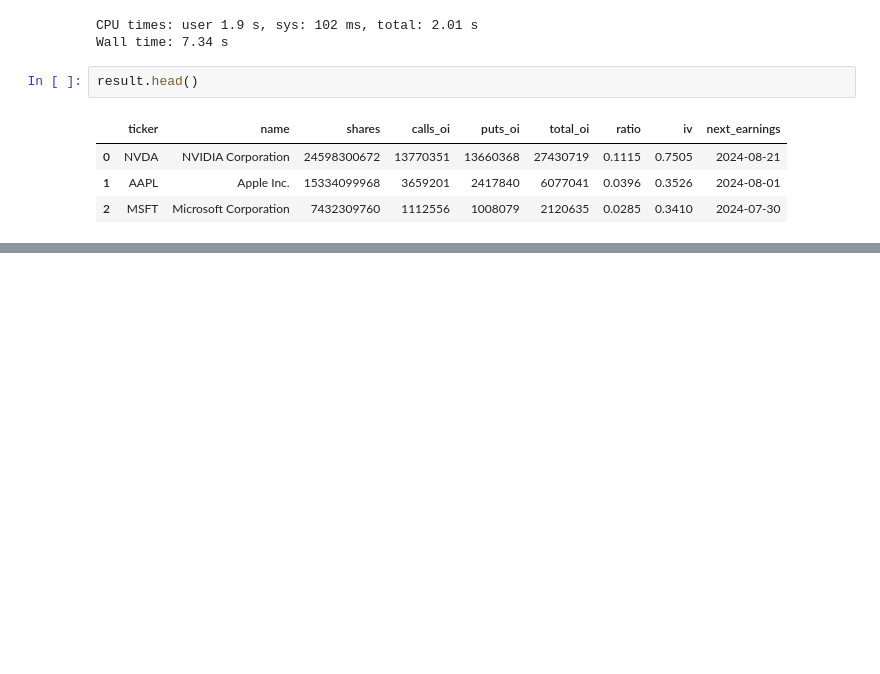
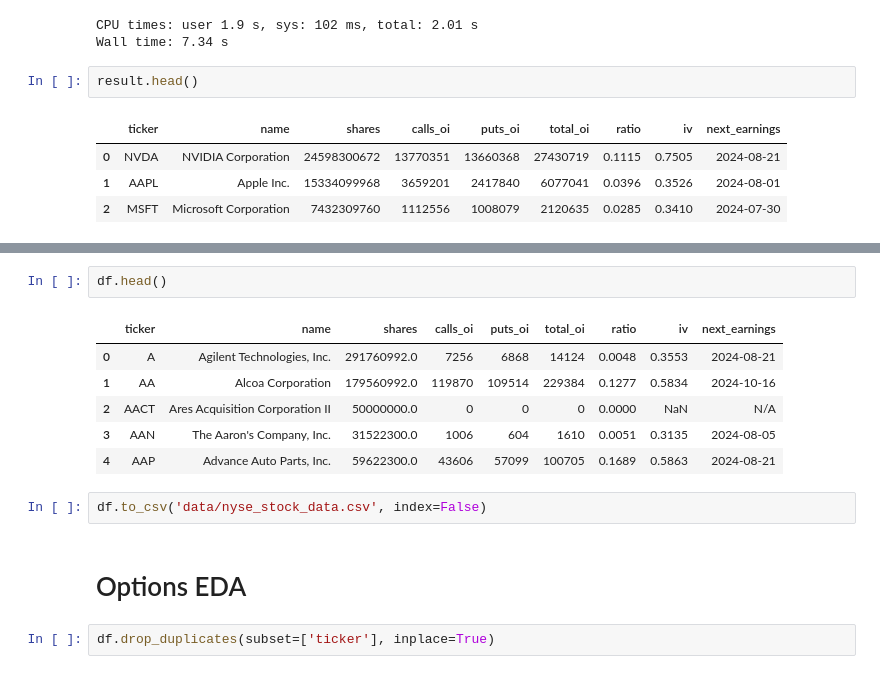
Before and after one commit to ryanlrappa/sweetgreen, a Jupyter notebook: dev.ipynb, the cells around one changed output, grey strips where cells are left out. Cells and saved outputs as stored; diff of their text form; blank space fills up the shorter version.

Commit message:
nyse options eda

```diff
--- a/dev.ipynb
+++ b/dev.ipynb
@@ -240,0 +369,15 @@ df = get_stock_data(tickers)
+# %%
+df.head()
+# %% [output]
+|  | ticker | name | shares | calls_oi | puts_oi | total_oi | ratio | iv | next_earnings |
+| 0 | A | Agilent Technologies, Inc. | 291760992.0 | 7256 | 6868 | 14124 | 0.0048 | 0.3553 | 2024-08-21 |
+| 1 | AA | Alcoa Corporation | 179560992.0 | 119870 | 109514 | 229384 | 0.1277 | 0.5834 | 2024-10-16 |
+| 2 | AACT | Ares Acquisition Corporation II | 50000000.0 | 0 | 0 | 0 | 0.0000 | NaN | N/A |
+| 3 | AAN | The Aaron's Company, Inc. | 31522300.0 | 1006 | 604 | 1610 | 0.0051 | 0.3135 | 2024-08-05 |
+| 4 | AAP | Advance Auto Parts, Inc. | 59622300.0 | 43606 | 57099 | 100705 | 0.1689 | 0.5863 | 2024-08-21 |
+# %%
+df.to_csv('data/nyse_stock_data.csv', index=False)
+# %% [markdown]
+# Options EDA
+# %%
+df.drop_duplicates(subset=['ticker'], inplace=True)
```
Also changed, not shown: parts of 8 cells of this notebook, 1 other file.
